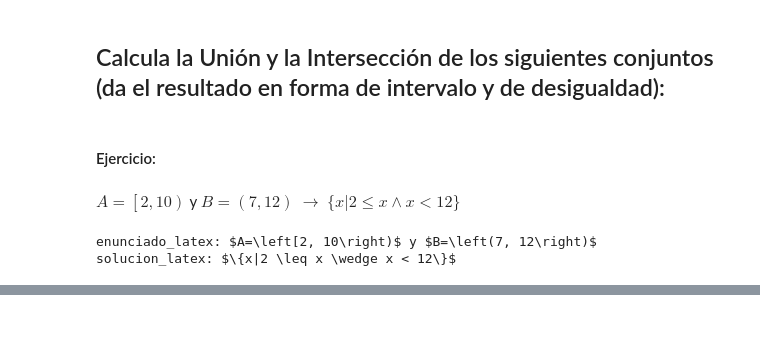
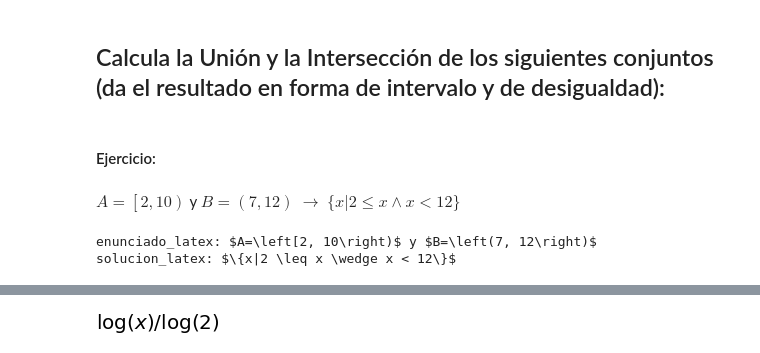
Before and after one commit to crdguez/mat4ac, a Jupyter notebook: notebooks/12-Radicales.ipynb, the cells around one changed output, grey strips where cells are left out. Drawn from its saved outputs; the diff is of its cells as text; code cells hidden in the pictures; blank space fills up the shorter version.

```diff
--- a/notebooks/12-Radicales.ipynb
+++ b/notebooks/12-Radicales.ipynb
@@ -292,3 +365,9 @@ solucion_latex: 2\log_4 16 +  log_2 32 - 3log_7 49= (4.0 )+( 5.0 )+( -6.0)=3.0
+# %%
+expand_log(log(x*y),force=True)
+UnevaluatedExpr(log(x,2))
+S('log(x,2)', evaluate=False)
+# %% [output]
+[figure, added]
 # %%
 # Propiedades de los logaritmos
 
```
Also changed, not shown: parts of 14 cells of this notebook.
